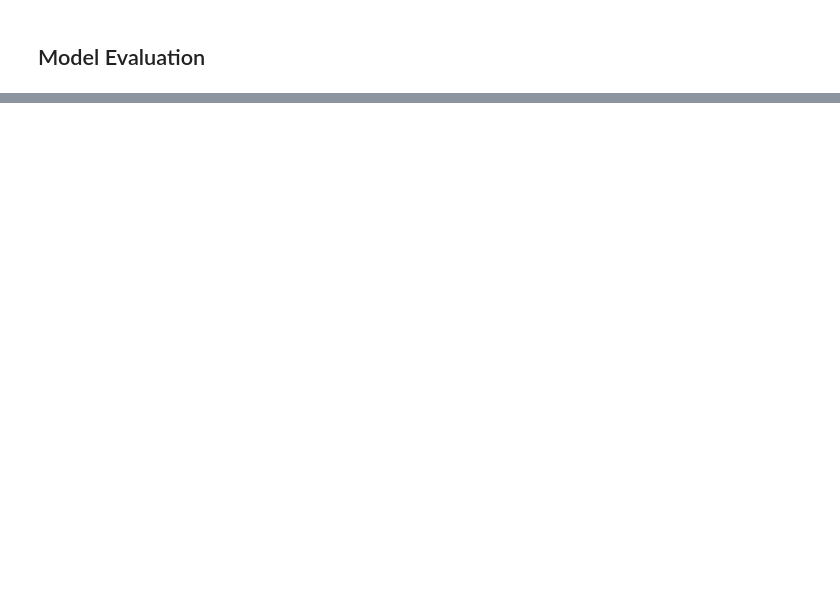
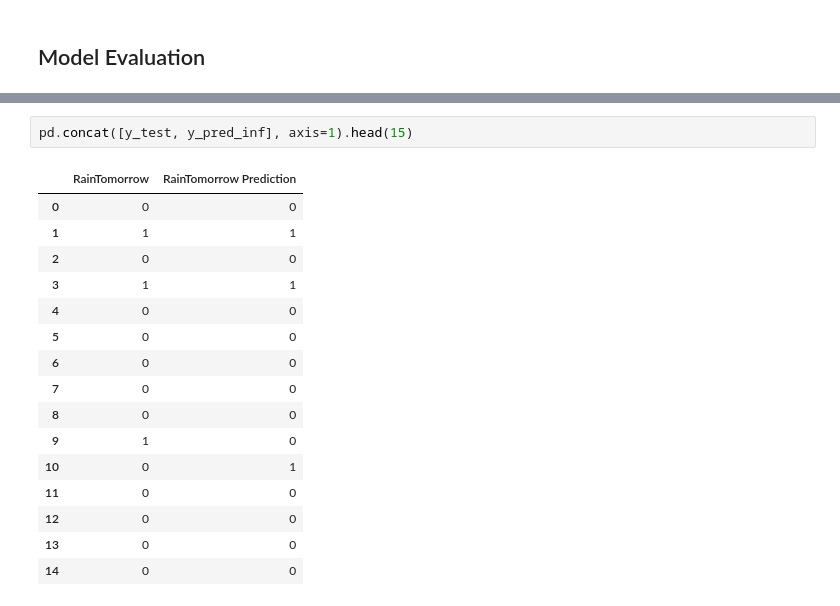
Before and after one commit to Penzragon/h8dsft_P1W1LGSVM, a Jupyter notebook: script.ipynb, the cells around one changed output, grey strips where cells are left out. Drawn from its saved outputs; the diff is of its cells as text; blank space fills up the shorter version.

```diff
--- a/script.ipynb
+++ b/script.ipynb
@@ -743,0 +797,19 @@ weighted avg       0.82      0.82      0.82     25595
+# %%
+pd.concat([y_test, y_pred_inf], axis=1).head(15)
+# %% [output]
+|  | RainTomorrow | RainTomorrow Prediction |
+| 0 | 0 | 0 |
+| 1 | 1 | 1 |
+| 2 | 0 | 0 |
+| 3 | 1 | 1 |
+| 4 | 0 | 0 |
+| 5 | 0 | 0 |
+| 6 | 0 | 0 |
+| 7 | 0 | 0 |
+| 8 | 0 | 0 |
+| 9 | 1 | 0 |
+| 10 | 0 | 1 |
+| 11 | 0 | 0 |
+| 12 | 0 | 0 |
+| 13 | 0 | 0 |
+| 14 | 0 | 0 |
```
Also changed, not shown: parts of 42 cells of this notebook.
